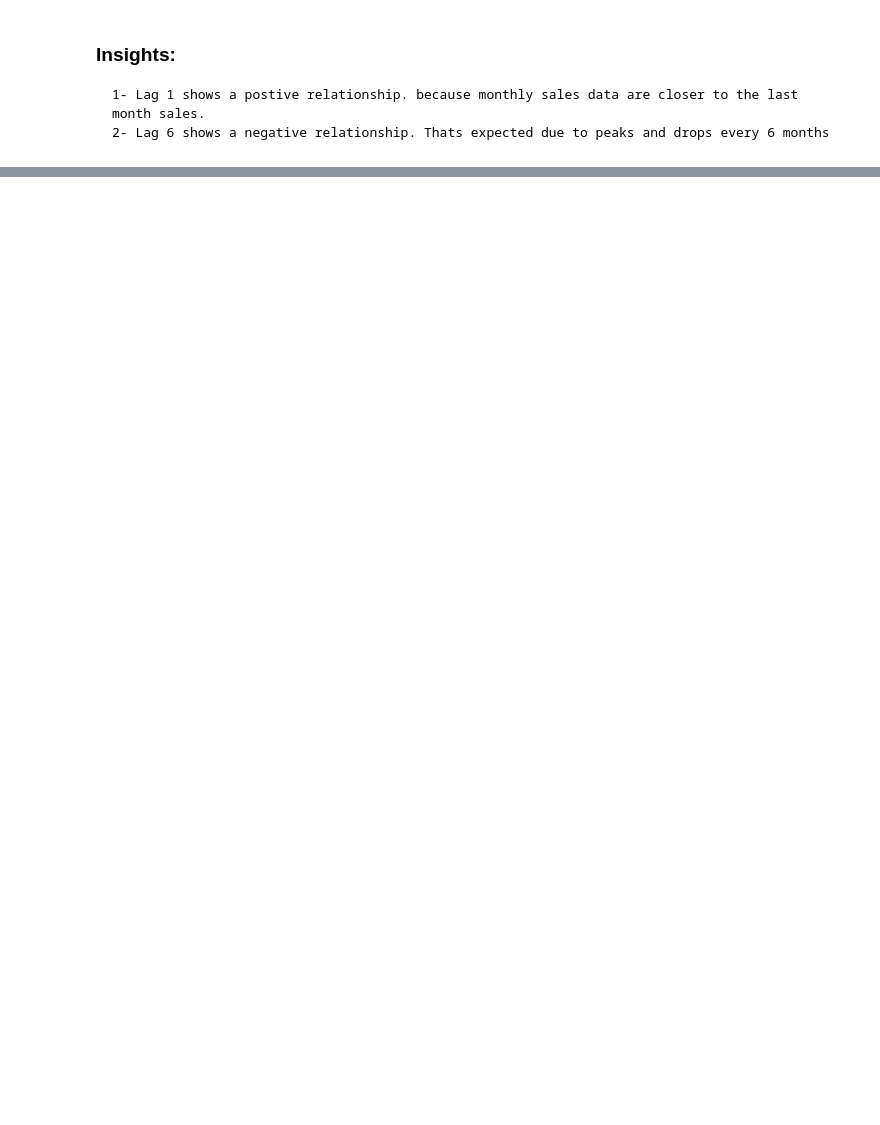
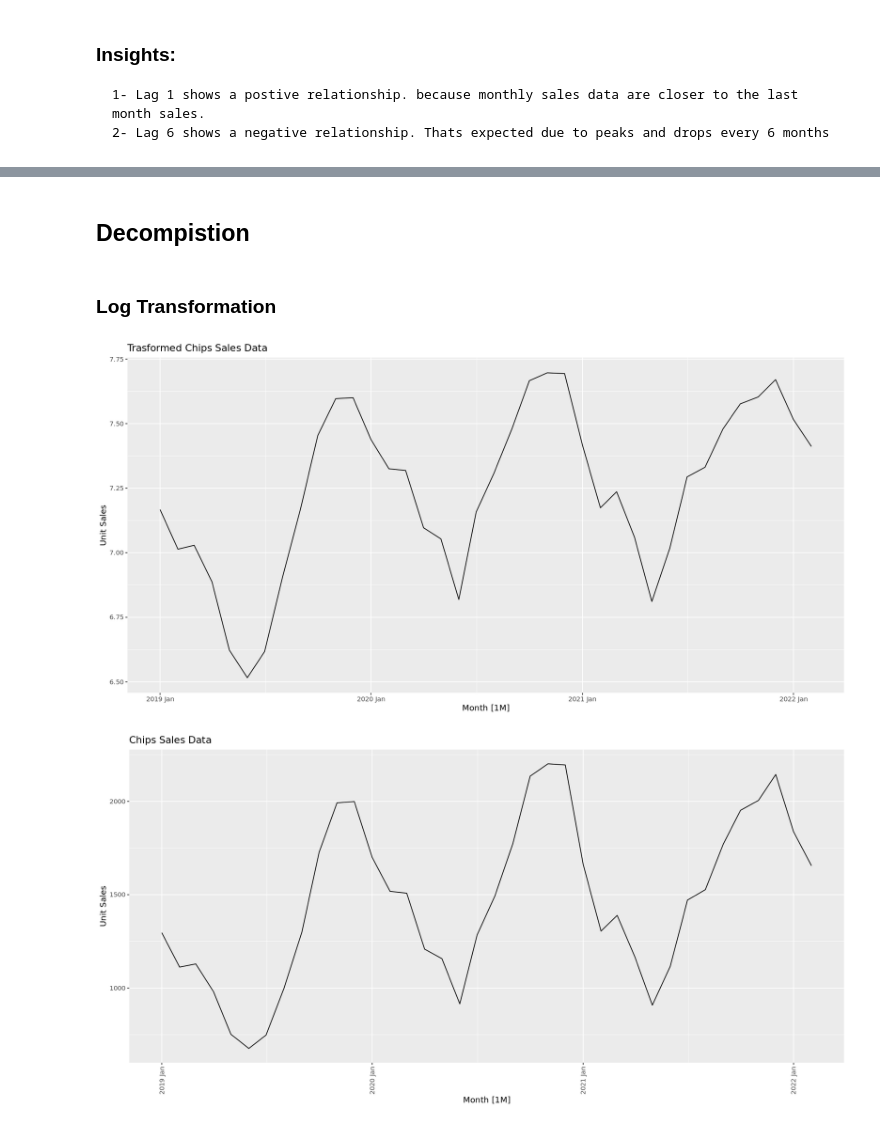
Before and after one commit to Ibrahim-Khayat/-IE499, a Jupyter notebook: index.ipynb, the cells around one changed output, grey strips where cells are left out. Cells and saved outputs as stored; diff of their text form; code cells hidden in the pictures; blank space fills up the shorter version.

```diff
--- a/index.ipynb
+++ b/index.ipynb
@@ -187,0 +242,17 @@ Chips_train |>
+# %% [markdown]
+## Decompistion
+# %% [markdown]
+### Log Transformation
+# %%
+Chips_train |>
+  autoplot(log(Observation))+
+  labs(y = "Unit Sales",
+      title = "Trasformed Chips Sales Data")
+
+autoplot(Chips_train, Observation)+
+  labs(y = "Unit Sales",
+      title = "Chips Sales Data")+
+      theme(axis.text.x = element_text(angle = 90, vjust = 0.5))
+# %% [output]
+[figure, added]
+[figure, added]
```
Also changed, not shown: parts of 22 cells of this notebook.
